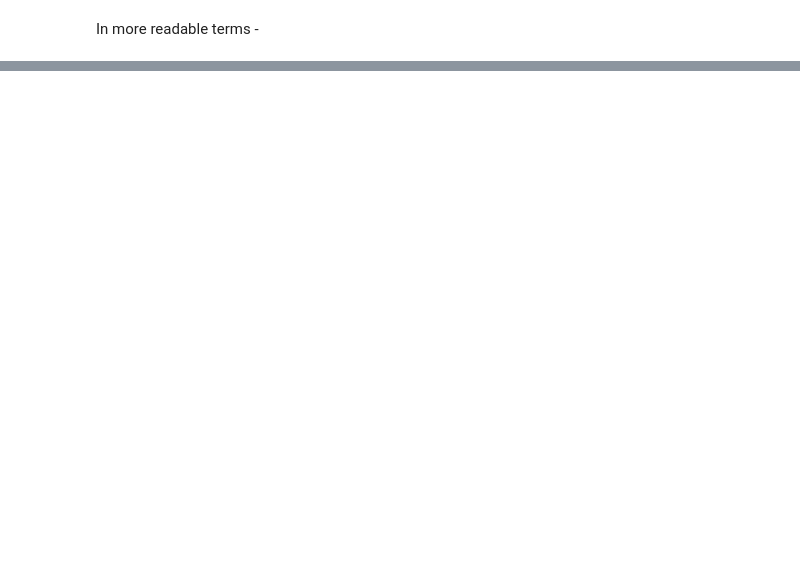
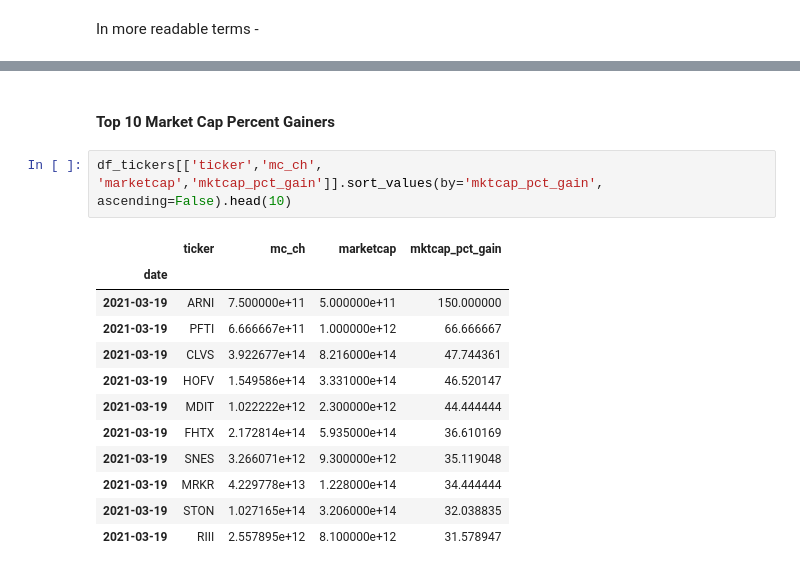
Before and after one commit to fidapco/notebooks, a Jupyter notebook: todays_market.ipynb, the cells around one changed output, grey strips where cells are left out. Drawn from its saved outputs; the diff is of its cells as text; blank space fills up the shorter version.

```diff
--- a/todays_market.ipynb
+++ b/todays_market.ipynb
@@ -65,0 +86,17 @@ We can look at the top companies in several ways - by market cap, revenue, asset
+# %% [markdown]
+#### Top 10 Market Cap Percent Gainers
+# %%
+df_tickers[['ticker','mc_ch', 'marketcap','mktcap_pct_gain']].sort_values(by='mktcap_pct_gain', ascending=False).head(10)
+# %% [output]
+|  | ticker | mc_ch | marketcap | mktcap_pct_gain |
+| date |  |  |  |  |
+| 2021-03-19 | ARNI | 7.500000e+11 | 5.000000e+11 | 150.000000 |
+| 2021-03-19 | PFTI | 6.666667e+11 | 1.000000e+12 | 66.666667 |
+| 2021-03-19 | CLVS | 3.922677e+14 | 8.216000e+14 | 47.744361 |
+| 2021-03-19 | HOFV | 1.549586e+14 | 3.331000e+14 | 46.520147 |
+| 2021-03-19 | MDIT | 1.022222e+12 | 2.300000e+12 | 44.444444 |
+| 2021-03-19 | FHTX | 2.172814e+14 | 5.935000e+14 | 36.610169 |
+| 2021-03-19 | SNES | 3.266071e+12 | 9.300000e+12 | 35.119048 |
+| 2021-03-19 | MRKR | 4.229778e+13 | 1.228000e+14 | 34.444444 |
+| 2021-03-19 | STON | 1.027165e+14 | 3.206000e+14 | 32.038835 |
+| 2021-03-19 | RIII | 2.557895e+12 | 8.100000e+12 | 31.578947 |
```
Also changed, not shown: parts of 22 cells of this notebook.
